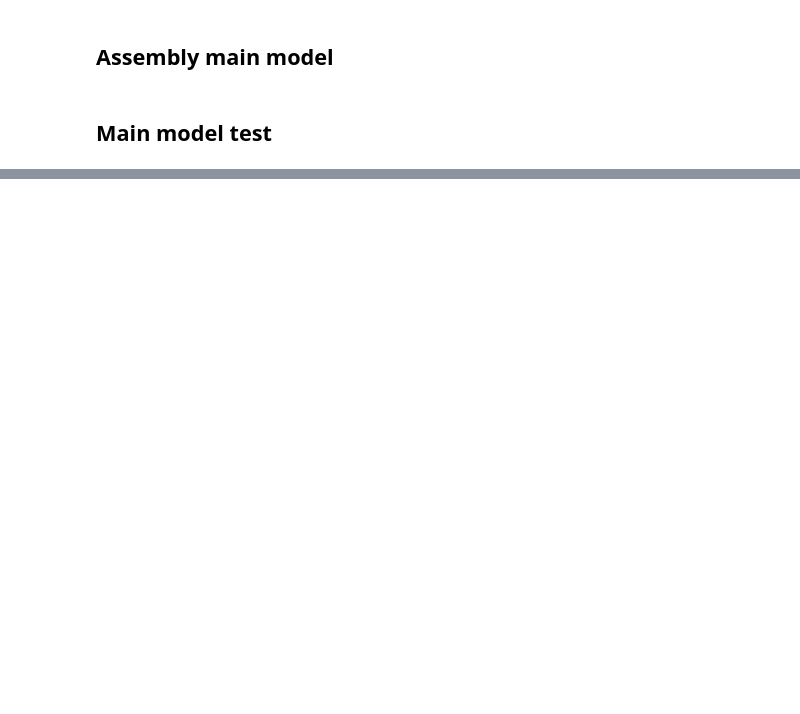
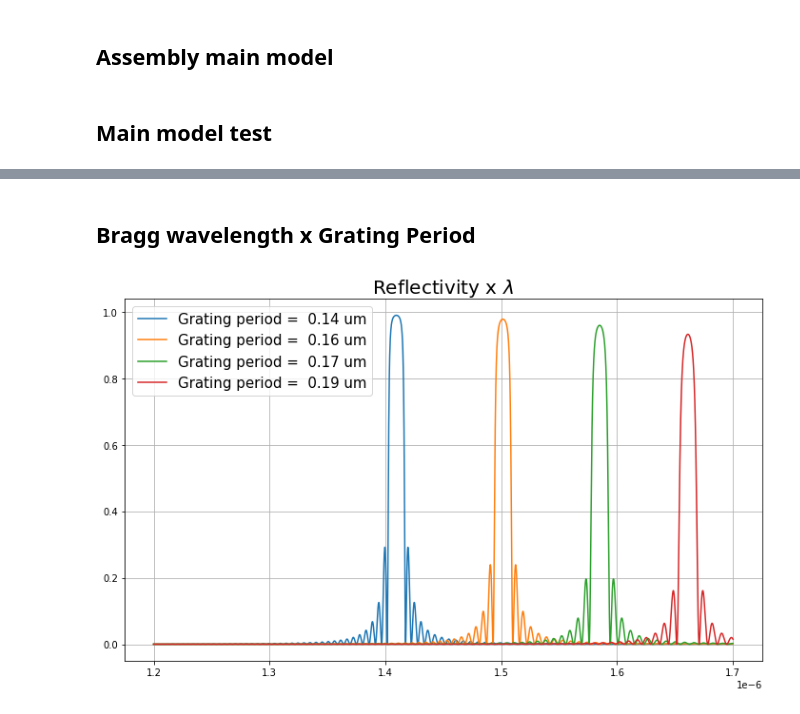
Before and after one commit to CaioRodrigues200/Photonics-training, a Jupyter notebook: Projects/Bragg Grating/SimulationFiles/GratingAssembly.ipynb, the cells around one changed output, grey strips where cells are left out. Saved outputs shown, nothing was run; the diff lists cells and outputs as text; code cells hidden in the pictures; blank space fills up the shorter version.

```diff
--- a/Projects/Bragg Grating/SimulationFiles/GratingAssembly.ipynb
+++ b/Projects/Bragg Grating/SimulationFiles/GratingAssembly.ipynb
@@ -195,0 +231,70 @@ plt.grid()
+# %% [markdown]
+## Bragg wavelength x Grating Period
+# %%
+# Iteration stage -------------------------------------------
+
+gpRange = [0.14e-6, 0.19e-6]   # Grating period range
+gpPoints = 4                  # Grating period points
+
+Vpi = np.linspace(gpRange[0],gpRange[1],gpPoints)
+
+plt.figure(figsize=(12, 7))
+plt.title(r"Reflectivity x $\lambda$",fontsize=20)
+
+for i in range(gpPoints):
+    bragg.switchtolayout()
+    # Assembly stage --------------------------------------------
+
+    L = 40e-6
+    VpNum = int((L/(2*Vpi[i])) - 2)
+
+    # Substract setting
+    bragg.select("Substract")
+    bragg.set({"x":Vpi[i], "x span":2*Vpi[i] + 4e-6})
+
+    # Waveguide setting
+    bragg.select("Waveguide")
+    bragg.set({"x":1.5*Vpi[i], "x span":Vpi[i]})
+
+    # Extremities setting
+    bragg.select("W2")
+    bragg.set({"x":2*Vpi[i]+1e-6})
+
+    # Corrugation setting
+    bragg.select("Teeth")
+    bragg.set({"x":Vpi[i]/2, "x span":Vpi[i]})
+
+    # EME setting
+    bragg.select("EME")
+    bragg.set({"group spans": np.transpose([(1.5e-6, Vpi[i], Vpi[i], 1.5e-6)])})
+    bragg.set({"periods":np.transpose([1,VpNum,1])})
+
+    # Exibition stage --------------------------------------------
+    bragg.select("EME")
+    bragg.run()
+    bragg.emepropagate()
+
+    bragg.setemeanalysis("wavelength sweep",1)
+    bragg.setemeanalysis("start wavelength",1.2e-6)
+    bragg.setemeanalysis("stop wavelength",1.7e-6)
+    bragg.setemeanalysis("number of wavelength points",3000)
+    bragg.emesweep("wavelength sweep")
+
+    SWvMatrix = bragg.getemesweep("S_wavelength_sweep")
+    A = bragg.getresult("EME","user s matrix")
+
+    yaxis = abs(SWvMatrix['s11'])**2
+    xaxis = SWvMatrix['wavelength']
+
+    plt.plot(SWvMatrix['wavelength'],abs(SWvMatrix['s11'])**2,label="Grating period = {:5.2f} um".format(Vpi[i]*1e6))
+
+    pnts = signalLv(abs(SWvMatrix['s11'])**2,0.5,"linear")
+    xcoords = pnts['index']
+    average = pnts['yMed']
+
+    diff = abs(xaxis[xcoords[1]] - xaxis[xcoords[0]])
+
+plt.legend(fontsize=15)
+plt.grid()
+# %% [output]
+[figure, added]
```
Also changed, not shown: parts of 7 cells of this notebook, 7 other files.
